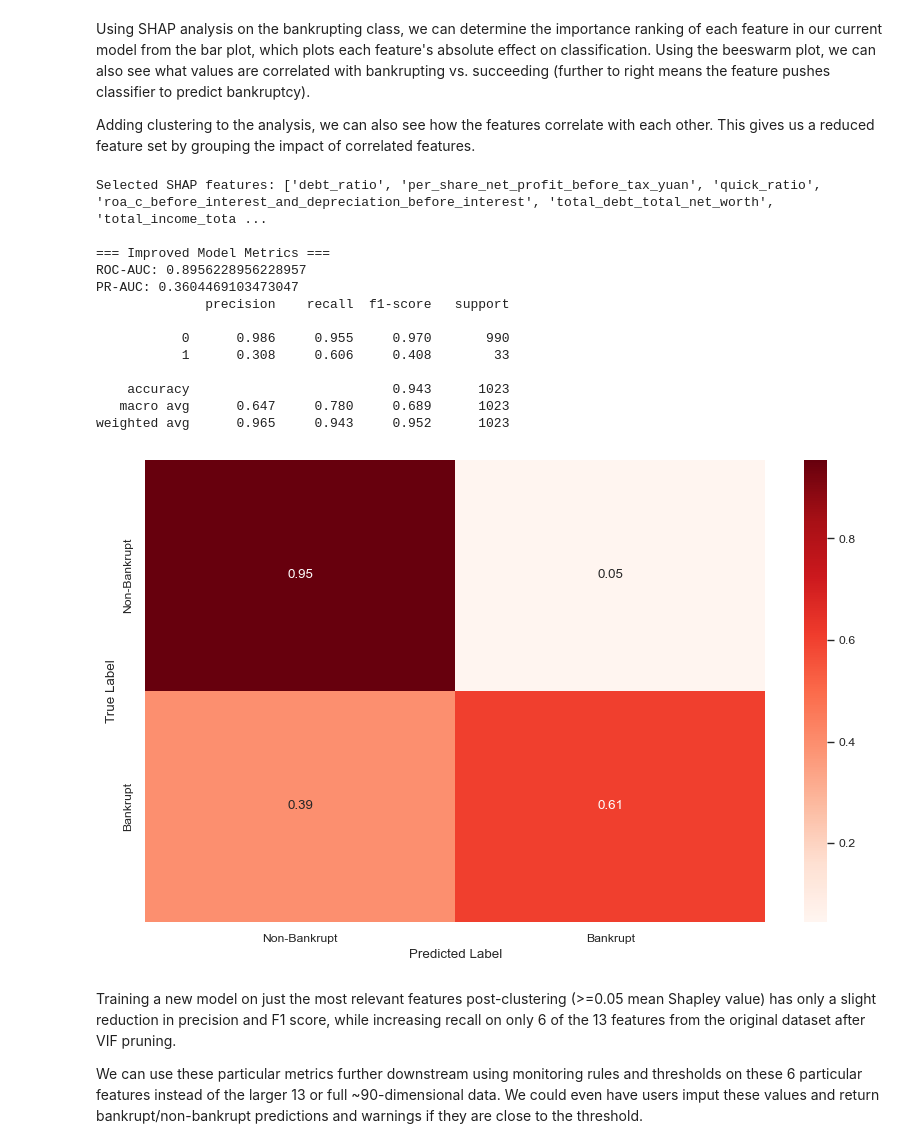
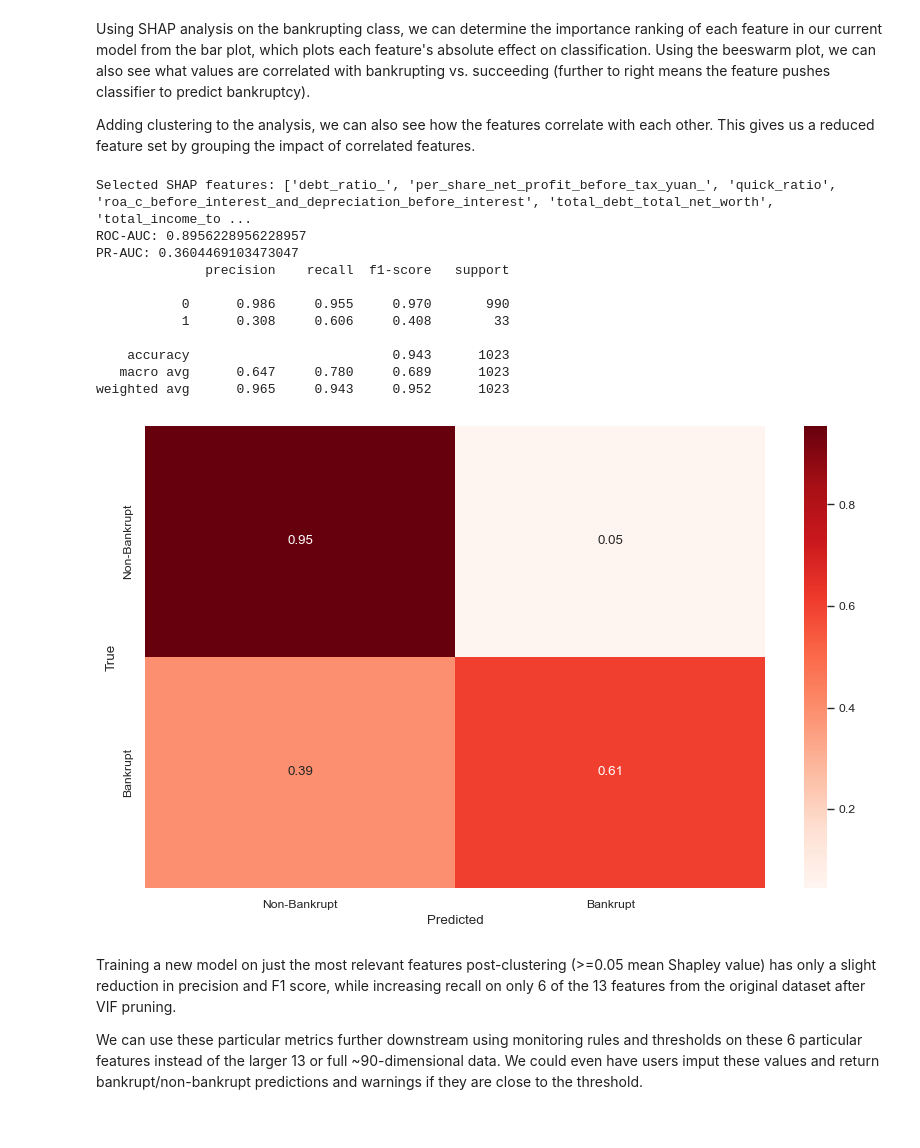
Before and after one commit to matt-alegrado/Company-Bankruptcy-Prediction, a Jupyter notebook: visualization.ipynb, the cells around one changed output. Saved outputs shown, nothing was run; the diff lists cells and outputs as text; code cells hidden in the pictures.

```diff
--- a/visualization.ipynb
+++ b/visualization.ipynb
@@ -670,18 +616,16 @@ Using SHAP analysis on the bankrupting class, we can determine the importance ra
 
 Adding clustering to the analysis, we can also see how the features correlate with each other. This gives us a reduced feature set by grouping the impact of correlated features.
 # %%
-# shap_values is (n_samples, n_features) for the positive class
+# SHAP values (positive class)
 mean_abs_shap = np.abs(sv).mean(axis=0)
 mean_abs_shap = pd.Series(mean_abs_shap, index=X_train.columns)
 
-# Select features above threshold
+# Pick features above threshold
 threshold = 0.05
 selected_features = mean_abs_shap[mean_abs_shap >= threshold].index.tolist()
-
 print("Selected SHAP features:", selected_features)
 
-# Define new SHAP-reduced dataset
-
+# Reduced dataset
 X_reduced_shap = X[selected_features]
 
 X_train_shap, X_temp_shap, y_train_shap, y_temp_shap = train_test_split(
@@ -698,6 +642,7 @@ X_val_shap, X_test_shap, y_val_shap, y_test_shap = train_test_split(
     stratify=y_temp_shap
 )
 
+# Random forest
 model = RandomForestClassifier(
     n_estimators=800,
     max_depth=6,
@@ -707,60 +652,44 @@ model = RandomForestClassifier(
 )
 model.fit(X_train_shap, y_train_shap)
 
-# ============================================================
-# Threshold Tuning – maximize F1 for class 1 on validation set
-# ============================================================
+# Threshold tuning
 from utils.tune_threshold import tune_threshold
-
 best_thr = tune_threshold(model, X_val_shap, y_val_shap)
 
-# Test on test set
-y_proba_test =  model.predict_proba(X_test_shap)[:, 1]
+# Test set predictions
+y_proba_test = model.predict_proba(X_test_shap)[:, 1]
 y_pred_best = (y_proba_test >= best_thr).astype(int)
-
-# Hard class predictions (0 or 1)
 y_pred_test = model.predict(X_test_shap)
 
-# Probability predictions -- take probability of class 1 (positive class)
-y_proba_test = model.predict_proba(X_test_shap)[:, 1]
-
-# === METRICS ===
-print("\n=== Improved Model Metrics ===")
+# Metrics
 print("ROC-AUC:", roc_auc_score(y_test_shap, y_proba_test))
 print("PR-AUC:", average_precision_score(y_test_shap, y_proba_test))
 print(classification_report(y_test_shap, y_pred_test, digits=3))
 
-# === CONFUSION MATRIX ===
+# Confusion matrix
 cm = confusion_matrix(y_test_shap, y_pred_test)
+cm_rates = cm.astype(float) / cm.sum(axis=1)[:, np.newaxis]
 
-# Normalize by rows
-cm_rates = cm.astype('float') / cm.sum(axis=1)[:, np.newaxis]
-
-labels = ['Non-Bankrupt', 'Bankrupt']
-
+labels = ["Non-Bankrupt", "Bankrupt"]
 plt.figure(figsize=(10,6))
 sns.heatmap(cm_rates, annot=True, fmt=".2f", cmap="Reds",
             xticklabels=labels, yticklabels=labels)
-plt.xlabel("Predicted Label")
-plt.ylabel("True Label")
-plt.savefig(os.path.join(OUTPUT_DIR, "shap_features_confusion_matrix.png"), dpi=200)
+plt.xlabel("Predicted")
+plt.ylabel("True")
 plt.show()
-plt.close()
 # %% [output]
-Selected SHAP features: ['debt_ratio', 'per_share_net_profit_before_tax_yuan', 'quick_ratio', 'roa_c_before_interest_and_depreciation_before_interest', 'total_debt_total_net_worth', 'total_income_tota ...
-
-=== Improved Model Metrics ===
+Selected SHAP features: ['debt_ratio_', 'per_share_net_profit_before_tax_yuan_', 'quick_ratio', 'roa_c_before_interest_and_depreciation_before_interest', 'total_debt_total_net_worth', 'total_income_to ...
 ROC-AUC: 0.8956228956228957
 PR-AUC: 0.3604469103473047
               precision    recall  f1-score   support
 
            0      0.986     0.955     0.970       990
            1      0.308     0.606     0.408        33
 
     accuracy                          0.943      1023
    macro avg      0.647     0.780     0.689      1023
 weighted avg      0.965     0.943     0.952      1023
-[figure, old version]
+[figure, new version]
 # %% [markdown]
 Training a new model on just the most relevant features post-clustering (>=0.05 mean Shapley value) has only a slight reduction in precision and F1 score, while increasing recall on only 6 of the 13 features from the original dataset after VIF pruning.
 
```
Also changed, not shown: parts of 19 cells of this notebook.
